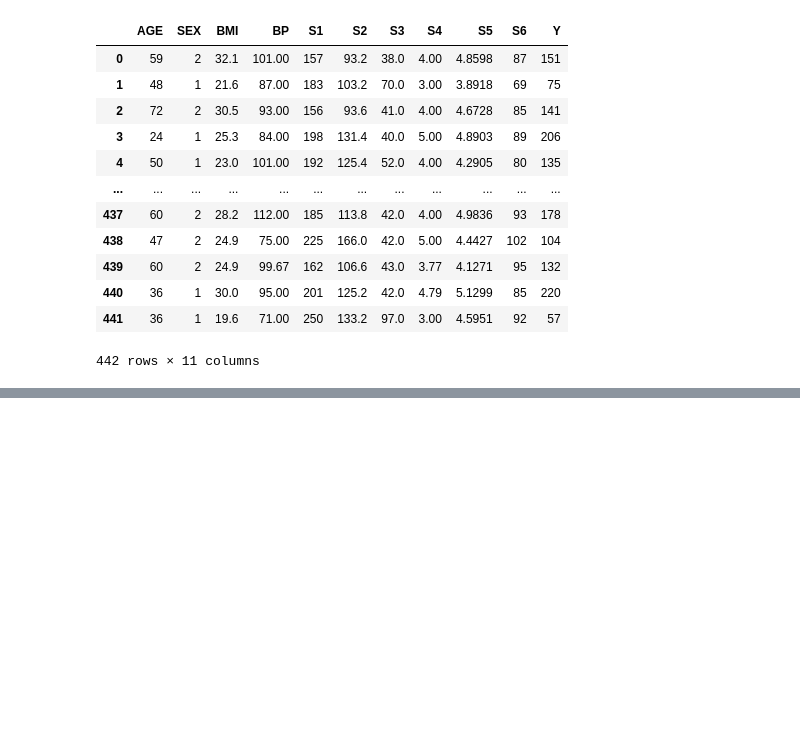
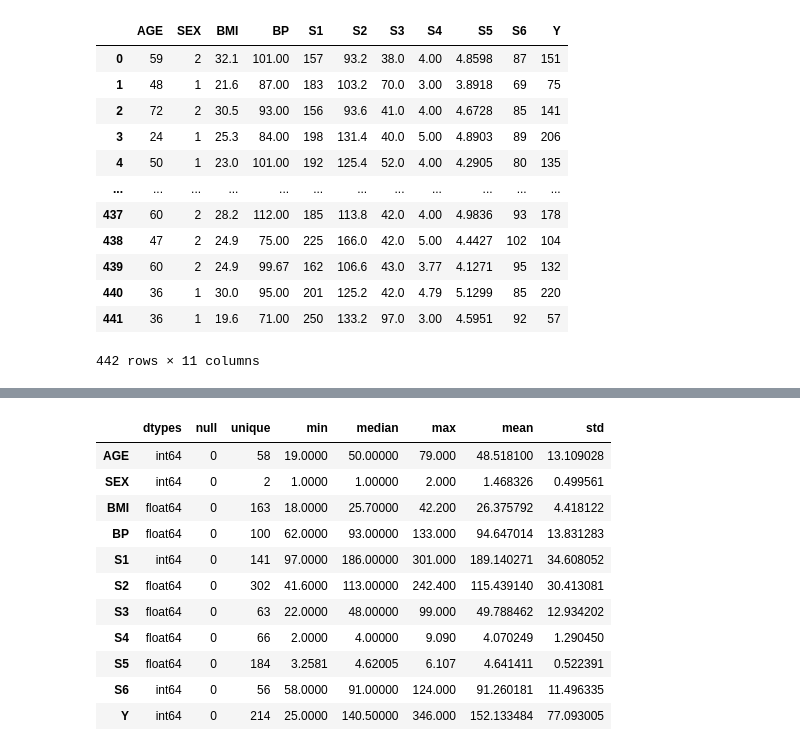
Before and after one commit to PIWEEK/ethicai, a Jupyter notebook: diabetes/Try2.ipynb, the cells around one changed output, grey strips where cells are left out. Cells and saved outputs as stored; diff of their text form; code cells hidden in the pictures; blank space fills up the shorter version.

```diff
--- a/diabetes/Try2.ipynb
+++ b/diabetes/Try2.ipynb
@@ -61,5 +85,18 @@ full_data
 # %%
-#summary(full_data)
+summary(full_data)
+# %% [output]
+|  | dtypes | null | unique | min | median | max | mean | std |
+| AGE | int64 | 0 | 58 | 19.0000 | 50.00000 | 79.000 | 48.518100 | 13.109028 |
+| SEX | int64 | 0 | 2 | 1.0000 | 1.00000 | 2.000 | 1.468326 | 0.499561 |
+| BMI | float64 | 0 | 163 | 18.0000 | 25.70000 | 42.200 | 26.375792 | 4.418122 |
+| BP | float64 | 0 | 100 | 62.0000 | 93.00000 | 133.000 | 94.647014 | 13.831283 |
+| S1 | int64 | 0 | 141 | 97.0000 | 186.00000 | 301.000 | 189.140271 | 34.608052 |
+| S2 | float64 | 0 | 302 | 41.6000 | 113.00000 | 242.400 | 115.439140 | 30.413081 |
+| S3 | float64 | 0 | 63 | 22.0000 | 48.00000 | 99.000 | 49.788462 | 12.934202 |
+| S4 | float64 | 0 | 66 | 2.0000 | 4.00000 | 9.090 | 4.070249 | 1.290450 |
+| S5 | float64 | 0 | 184 | 3.2581 | 4.62005 | 6.107 | 4.641411 | 0.522391 |
+| S6 | int64 | 0 | 56 | 58.0000 | 91.00000 | 124.000 | 91.260181 | 11.496335 |
+| Y | int64 | 0 | 214 | 25.0000 | 140.50000 | 346.000 | 152.133484 | 77.093005 |
 # %%
 def dissoc_y(data):
     return data.drop(columns=['Y'])
```
Also changed, not shown: parts of 11 cells of this notebook.
